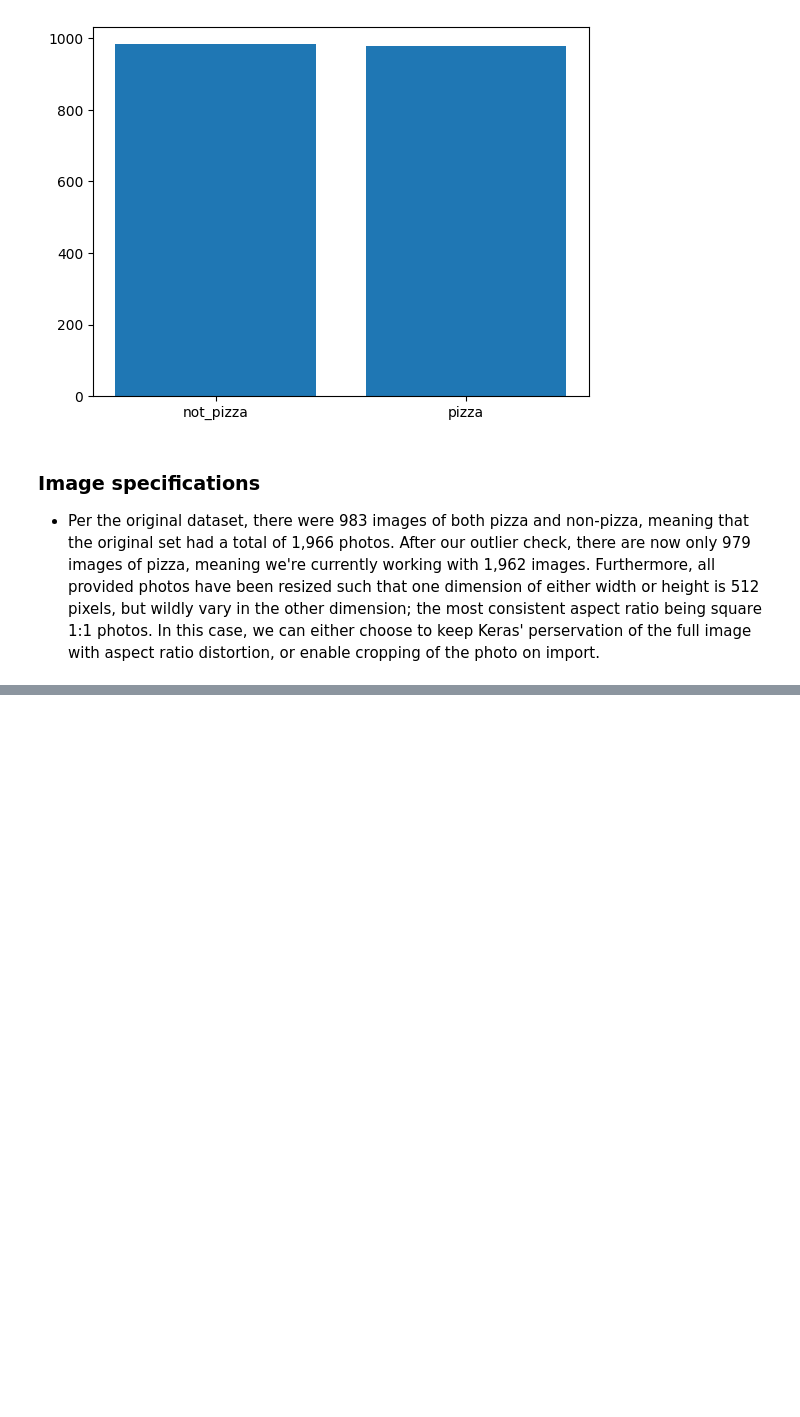
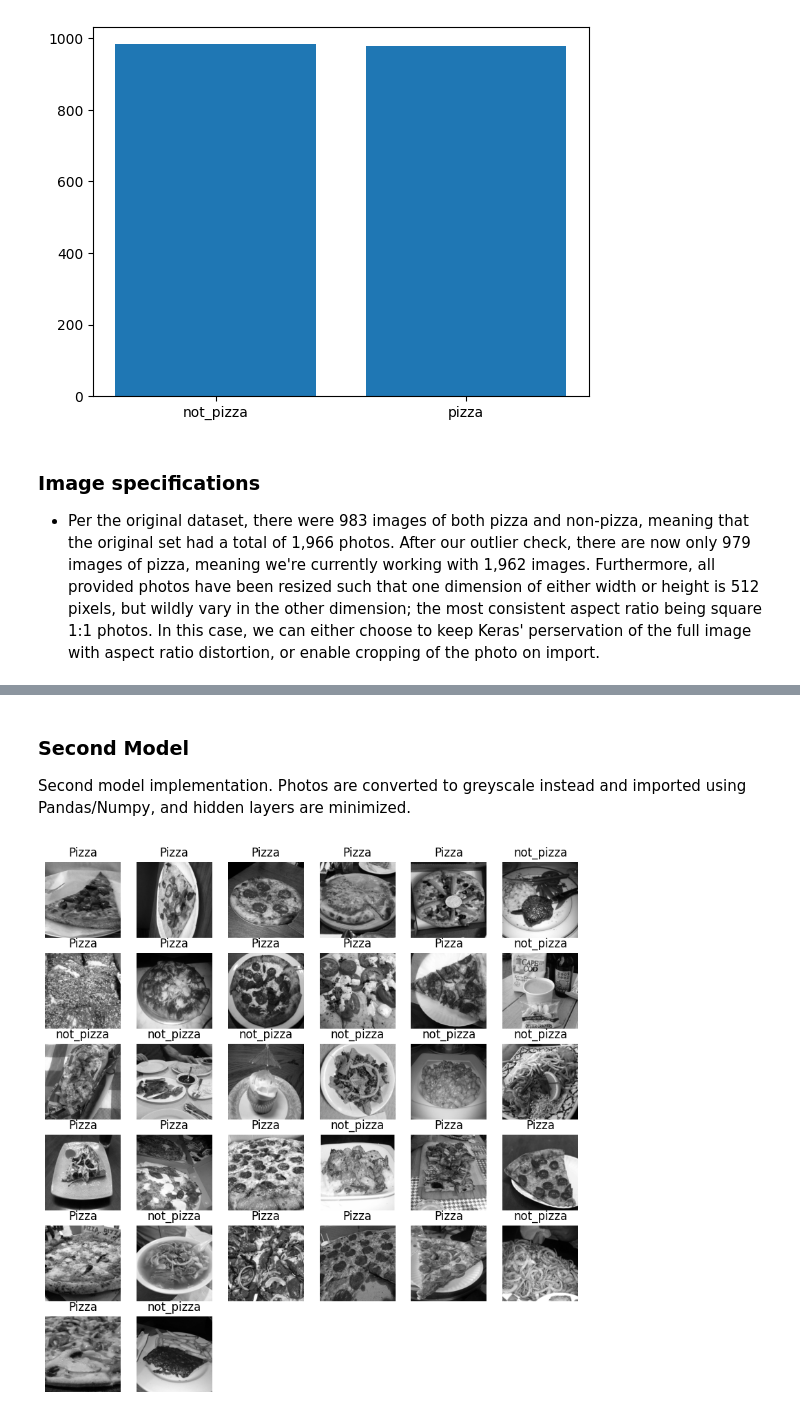
Before and after one commit to slouderback/ECS171-group-project, a Jupyter notebook: project.ipynb, the cells around one changed output, grey strips where cells are left out. Cells and saved outputs as stored; diff of their text form; code cells hidden in the pictures; blank space fills up the shorter version.

Commit message:
Merge all created models into notebook
Self-explanatory. Takes individually created models from all forks/branches and merges them all into one notebook.

```diff
--- a/project.ipynb
+++ b/project.ipynb
@@ -250,0 +249,3 @@ Accuracy: 0.59
+# %% [markdown]
+### Second Model
+Second model implementation. Photos are converted to greyscale instead and imported using Pandas/Numpy, and hidden layers are minimized.
@@ -250,0 +256,42 @@ Accuracy: 0.59
+# %%
+# Filepaths for the pizza and pasta images
+fpath_pizza = "./pizza_not_pizza/pizza/"
+fpath_notpizza = "./pizza_not_pizza/not_pizza/"
+pizza_files = [fpath_pizza + file for file in os.listdir(fpath_pizza)]
+notpizza_files = [fpath_notpizza + file for file in os.listdir(fpath_notpizza)]
+
+# Construct pandas dataframe
+df_pizza = pd.DataFrame()
+df_pizza["filepath"] = pizza_files
+df_pizza["label"] = np.zeros(len(pizza_files))
+
+df_notpizza = pd.DataFrame()
+df_notpizza["filepath"] = notpizza_files
+df_notpizza["label"] = np.ones(len(notpizza_files))
+
+df_data = pd.concat([df_pizza, df_notpizza])
+
+# Function to load images
+# Convert to grayscale (a float between 0-1) images and resize to 256x256 (default)
+def load_images(filepath, size = (256, 256)):
+    return np.asarray(Image.open(filepath).resize(size).convert('L')) / 255.0
+
+# Split data into two df
+df_train, df_test = train_test_split(df_data, test_size=0.2, random_state=1)
+df_train.reset_index(drop=True, inplace=True)
+df_test.reset_index(drop=True, inplace=True)
+
+# Plot examples
+fig = plt.figure(figsize=(10, 10))
+for i in range(32):
+    plt.subplot(6, 6, i+1)
+    img = load_images(df_train["filepath"][i])
+    plt.imshow(img, cmap="gray")
+    plt.axis("off")
+    if df_train["label"][i] == 0:
+        plt.title("Pizza")
+    else:
+        plt.title("not_pizza")
+plt.show()
+# %% [output]
+[figure, added]
```
Also changed, not shown: parts of 35 cells of this notebook.
